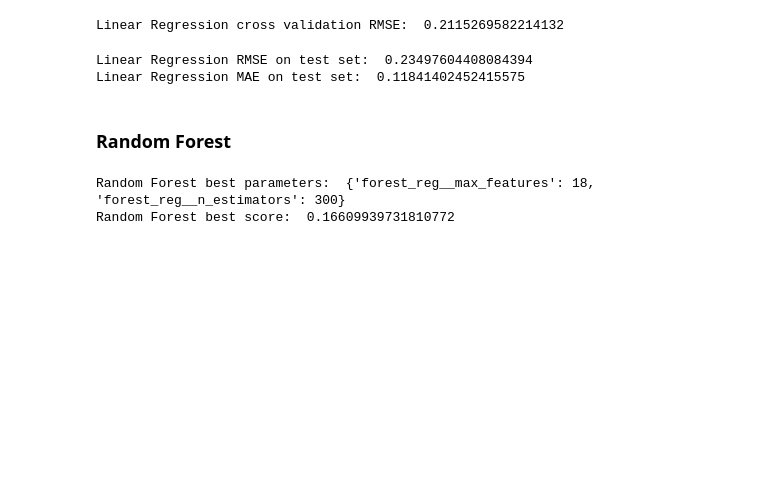
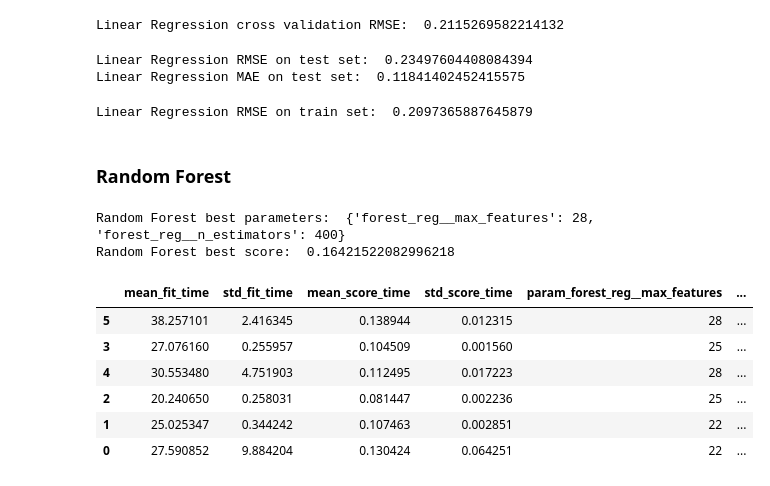
Before and after one commit to JulesGoubert/solar, a Jupyter notebook: solar.ipynb, the cells around one changed output. Cells and saved outputs as stored; diff of their text form; code cells hidden in the pictures; blank space fills up the shorter version.

```diff
--- a/solar.ipynb
+++ b/solar.ipynb
@@ -619,3 +619,9 @@ print("Linear Regression MAE on test set: ", mae)
 # %% [output]
 Linear Regression RMSE on test set:  0.23497604408084394
 Linear Regression MAE on test set:  0.11841402452415575
+# %%
+y_train_pred = lin_reg.predict(X_train)
+rmse = root_mean_squared_error(y_train, y_train_pred)
+print("Linear Regression RMSE on train set: ", rmse)
+# %% [output]
+Linear Regression RMSE on train set:  0.2097365887645879
@@ -632,7 +640,7 @@ forest_reg = Pipeline([
 
 param_grid = [
     # try 9 (3×3) combinations of hyperparameters with bootstrap set as True (default)
-    {"forest_reg__n_estimators": [300, 400], "forest_reg__max_features": [14, 16, 18]},
+    {"forest_reg__n_estimators": [300, 400], "forest_reg__max_features": [22, 25, 28]},
 ]
 
 grid_search = GridSearchCV(forest_reg, param_grid, cv=5, scoring="neg_root_mean_squared_error")
@@ -641,5 +649,17 @@ grid_search.fit(X_train, y_train)
 print("Random Forest best parameters: ", grid_search.best_params_)
 print("Random Forest best score: ", -grid_search.best_score_)
 # %% [output]
-Random Forest best parameters:  {'forest_reg__max_features': 18, 'forest_reg__n_estimators': 300}
-Random Forest best score:  0.16609939731810772
+Random Forest best parameters:  {'forest_reg__max_features': 28, 'forest_reg__n_estimators': 400}
+Random Forest best score:  0.16421522082996218
+# %%
+cv_res = pd.DataFrame(grid_search.cv_results_)
+cv_res.sort_values(by="mean_test_score", ascending=False, inplace=True)
+cv_res
+# %% [output]
+|  | mean_fit_time | std_fit_time | mean_score_time | std_score_time | param_forest_reg__max_features | ... |
+| 5 | 38.257101 | 2.416345 | 0.138944 | 0.012315 | 28 | ... |
+| 3 | 27.076160 | 0.255957 | 0.104509 | 0.001560 | 25 | ... |
+| 4 | 30.553480 | 4.751903 | 0.112495 | 0.017223 | 28 | ... |
+| 2 | 20.240650 | 0.258031 | 0.081447 | 0.002236 | 25 | ... |
+| 1 | 25.025347 | 0.344242 | 0.107463 | 0.002851 | 22 | ... |
+| 0 | 27.590852 | 9.884204 | 0.130424 | 0.064251 | 22 | ... |
```
Also changed, not shown: parts of 5 cells of this notebook, 2 other files.
